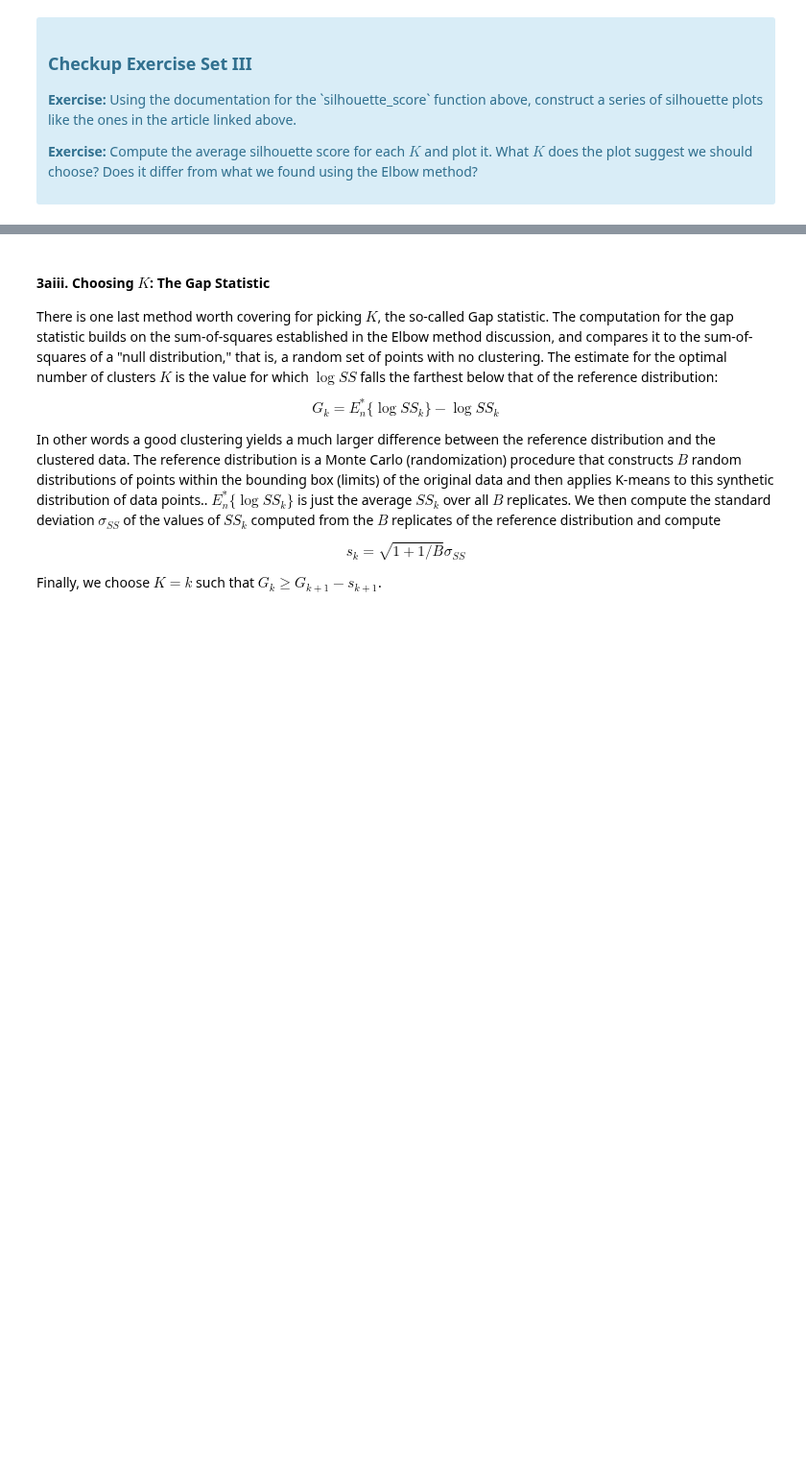
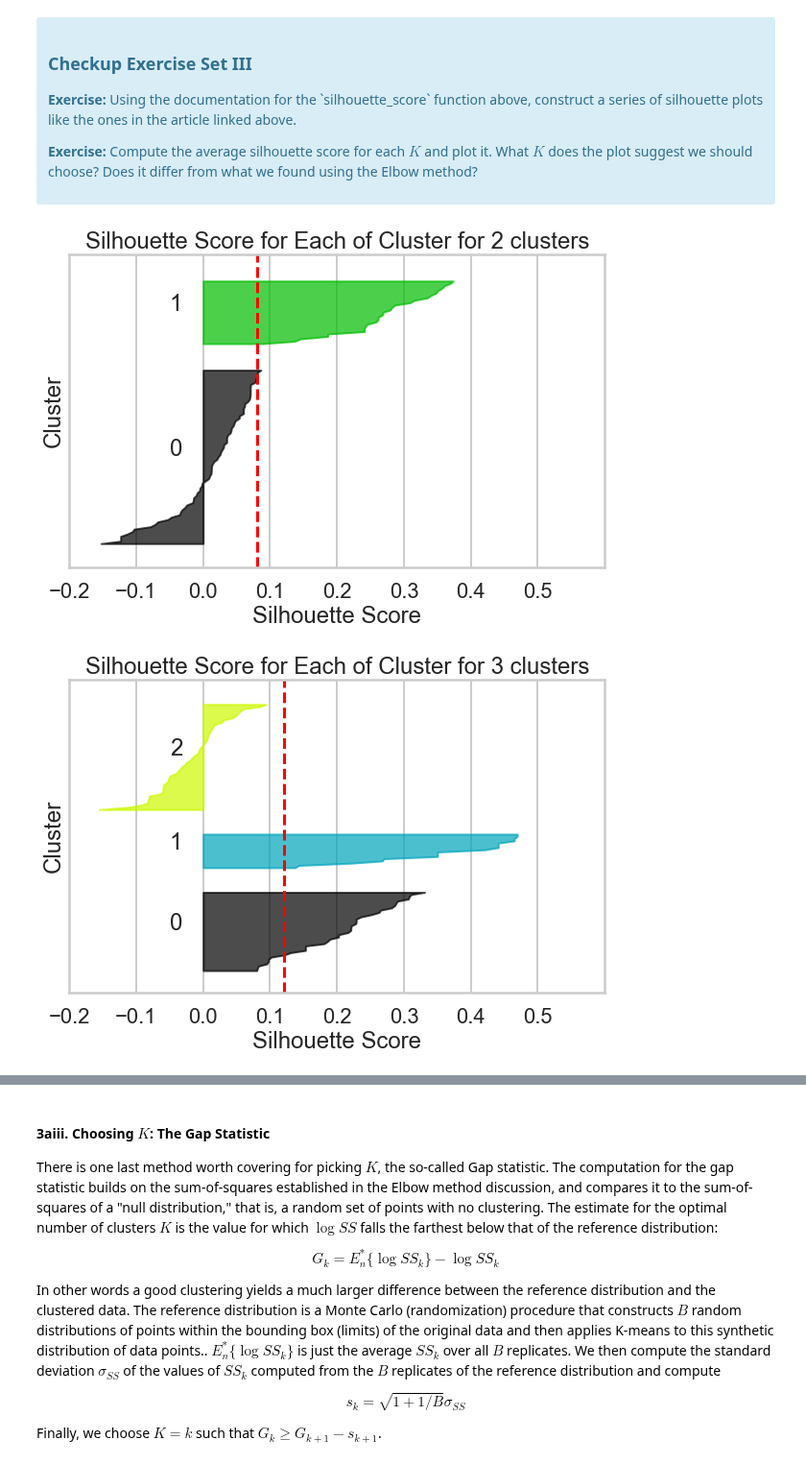
Before and after one commit to Khalif81/Customer-Segmentation-K-Means, a Jupyter notebook: Customer_Segmentation_K-Means.ipynb, the cells around one changed output, grey strips where cells are left out. Shown at 96% size. Cells and saved outputs as stored; diff of their text form; code cells hidden in the pictures; blank space fills up the shorter version.

Commit message:
added cluster count optomisation via Silhouette Score

```diff
--- a/Customer_Segmentation_K-Means.ipynb
+++ b/Customer_Segmentation_K-Means.ipynb
@@ -310,0 +311,41 @@ Source: http://www.stat.berkeley.edu/~spector/s133/Clus.html
+# %%
+KMeans_silh={}
+
+for k in range(2,11,1):
+    model = KMeans(n_clusters=k)
+    model.fit(x_cols)
+    labels = model.fit_predict(x_cols)
+    KMeans_silh[k] = silhouette_score(x_cols, labels)
+
+    silh_scores = silhouette_samples(x_cols, labels)
+
+    y_lower=10
+
+    #Plot of Silhouette Scores
+    fig, ax1 = plt.subplots(1, 1, figsize=(10, 6))
+    ax1.set_xlim([-0.2, 0.6])
+    ax1.set_ylim([0, len(x_cols) + (k + 1) * 10])
+
+    for j in range(k):
+        cluster_silh_scores = silh_scores[labels == j]
+        cluster_silh_scores.sort()
+        cluster_size = cluster_silh_scores.shape[0]
+        y_upper = y_lower + cluster_size
+
+        color = cm.nipy_spectral(float(j) / k)
+
+        ax1.fill_betweenx(np.arange(y_lower, y_upper),
+                          0, cluster_silh_scores,
+                          facecolor=color, edgecolor=color, alpha=0.7);
+        ax1.text(-0.05, y_lower + 0.5 * cluster_size, str(j));
+        y_lower = y_upper + 10
+
+    ax1.set_title('Silhouette Score for Each of Cluster for {} clusters'.format(k))
+    ax1.set_xlabel('Silhouette Score')
+    ax1.set_ylabel("Cluster")
+    ax1.axvline(x=KMeans_silh[k], color="red", linestyle="--")
+    ax1.set_yticks([])  # Clear the yaxis labels / ticks
+    ax1.set_xticks(np.arange(-0.2, 0.6, .1));
+# %% [output]
+[figure, added]
+[figure, added]
```
Also changed, not shown: parts of 11 cells of this notebook.
